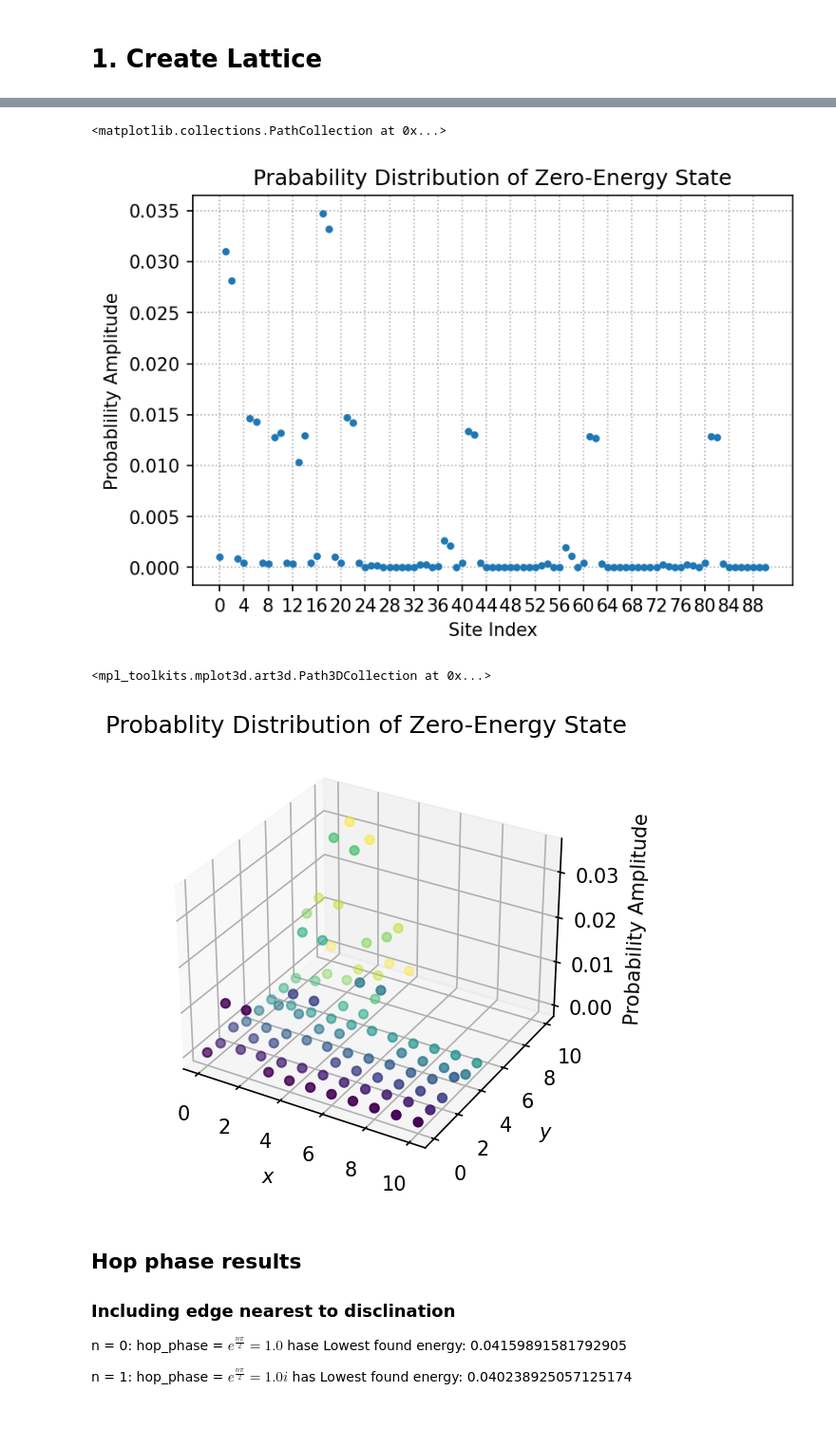
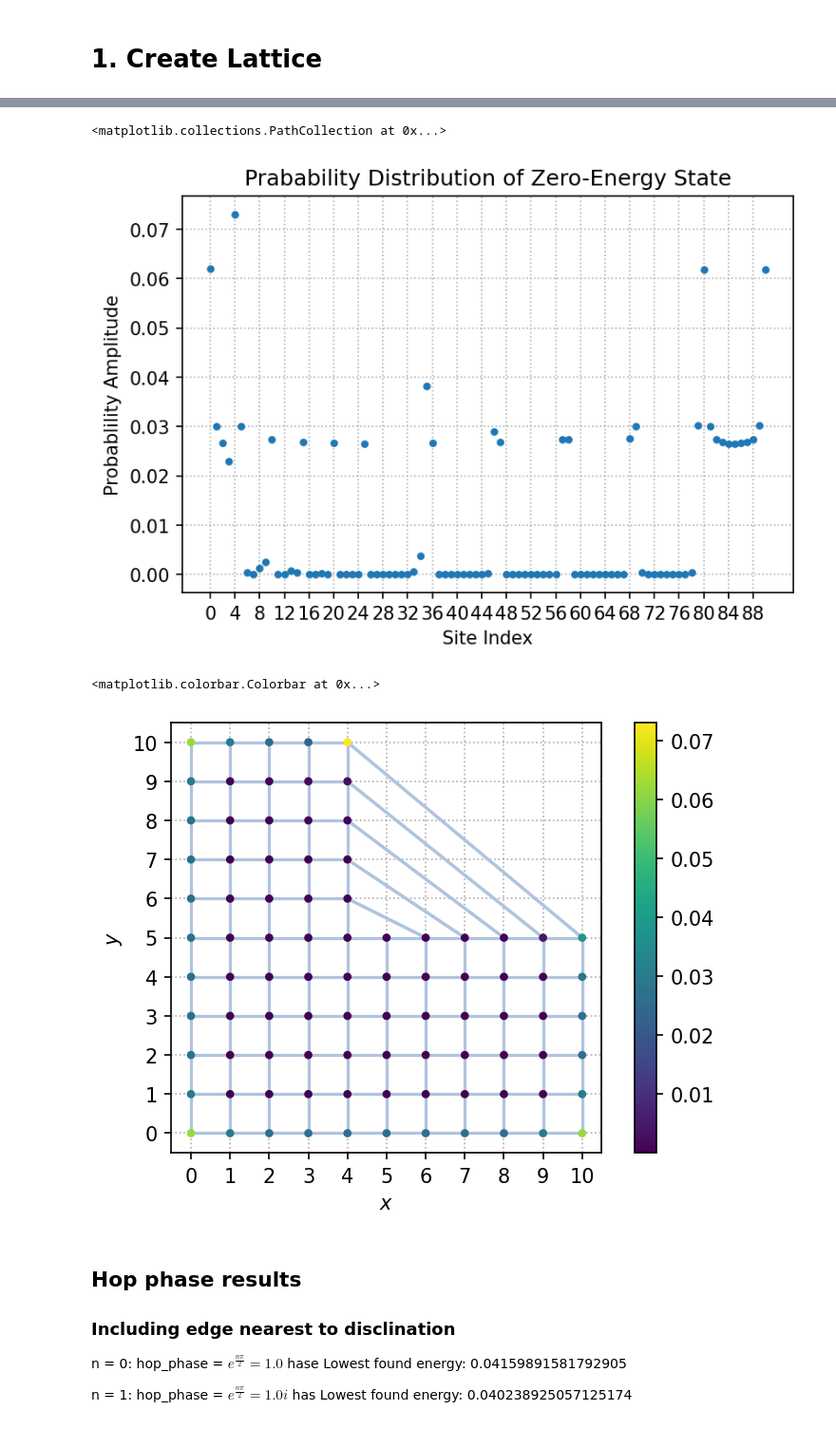
Before and after one commit to isschoch/chiral-p-wave-on-buckyball-geometry, a Jupyter notebook: sc_disclination.ipynb, the cells around one changed output, grey strips where cells are left out. Shown at 95% size. Cells and saved outputs as stored; diff of their text form; code cells hidden in the pictures.

```diff
--- a/sc_disclination.ipynb
+++ b/sc_disclination.ipynb
@@ -74,43 +78,43 @@ Index of lowest absolute energy:  181
 <matplotlib.collections.PathCollection at 0x...>
 [figure]
 # %%
+# gs_wave_function = states[:, gs_idx]
+# gs_probabilities_nambu = np.square(np.abs(gs_wave_function))
+# gs_probabilities = np.zeros(shape=(num_sites, 1))
+
+# low_energy_indices = [gs_idx]
+# for gs_idx in low_energy_indices:
+#     for site_idx in range(num_sites):
+#         gs_probabilities[site_idx] += np.sum(
+#             np.square(np.abs(states[site_idx, gs_idx]))
+#         ) / len(low_energy_indices)
+
 gs_wave_function = states[:, gs_idx]
 gs_probabilities_nambu = np.square(np.abs(gs_wave_function))
 gs_probabilities = np.zeros(shape=(num_sites, 1))
 
-low_energy_indices = [181]
-for gs_idx in low_energy_indices:
-    for site_idx in range(num_sites):
-        gs_probabilities[site_idx] += np.sum(
-            np.square(np.abs(states[site_idx, gs_idx]))
-        ) / len(low_energy_indices)
+for site_idx in range(num_sites):
+    gs_probabilities[site_idx] = np.sum(gs_probabilities_nambu[block_indices[site_idx]])
 
 plt.xlabel("Site Index")
 plt.xticks(range(0, num_sites, num_sites // min(num_sites, 20)))
 plt.ylabel("Probablility Amplitude")
 plt.title("Prabability Distribution of Zero-Energy State")
 plt.grid(linestyle=":", zorder=-10)
-color_map = plt.get_cmap("cool")
-plt.scatter(range(num_sites), gs_probabilities, s=10, zorder=10, cmap=color_map)
+plt.scatter(range(num_sites), gs_probabilities, s=10, zorder=10)
 # %% [output]
 <matplotlib.collections.PathCollection at 0x...>
-[figure, old version]
+[figure, new version]
 # %%
-fig = plt.figure()
-ax = fig.add_subplot(projection="3d")
 x_values = [k[0] for k in lattice_sites]
 y_values = [k[1] for k in lattice_sites]
 
-plt.grid(linestyle=":")
-ax.set_xlabel(r"$x$")
-ax.set_ylabel(r"$y$")
-ax.set_zlabel("Probability Amplitude")
-ax.set_title("Probablity Distribution of Zero-Energy State")
 color_map = plt.get_cmap("viridis")
-ax.scatter(x_values, y_values, gs_probabilities, c=(y_values), cmap=color_map)
+sc = lattice.plot(False, c=(gs_probabilities), cmap=color_map)
+plt.colorbar(sc)
 # %% [output]
-<mpl_toolkits.mplot3d.art3d.Path3DCollection at 0x...>
+<matplotlib.colorbar.Colorbar at 0x...>
-[figure, old version]
+[figure, new version]
 # %% [markdown]
 ## Hop phase results
 
```
Also changed, not shown: parts of 3 cells of this notebook, 7 other files.
